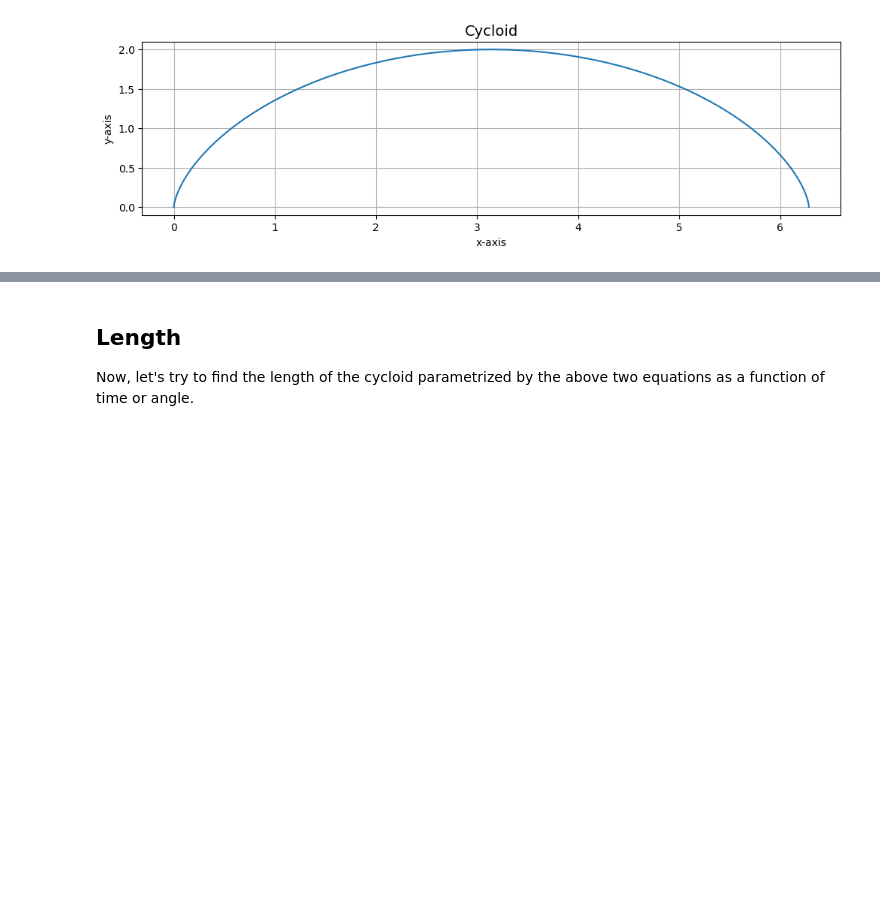
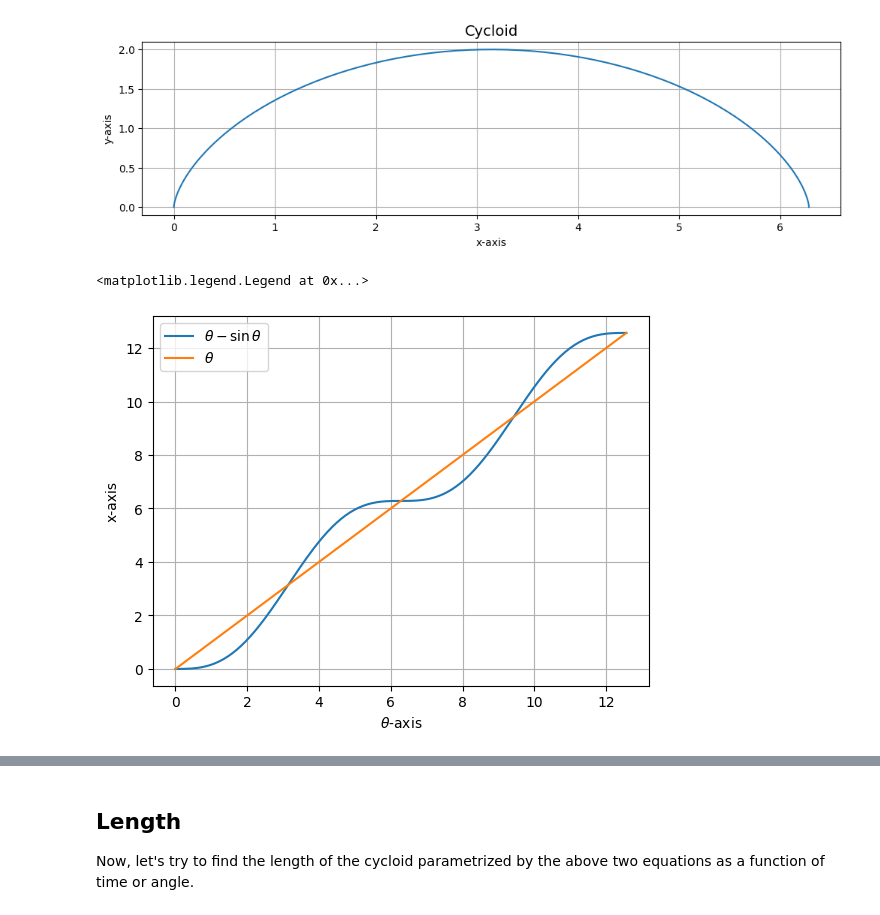
Before and after one commit to jordandll/MultivariableCalculus, a Jupyter notebook: DoubleIntegrals/Cycloids.ipynb, the cells around one changed output, grey strips where cells are left out. Drawn from its saved outputs; the diff is of its cells as text; code cells hidden in the pictures; blank space fills up the shorter version.

```diff
--- a/DoubleIntegrals/Cycloids.ipynb
+++ b/DoubleIntegrals/Cycloids.ipynb
@@ -48,0 +61,16 @@ ax.plot(x,y)
+# %%
+b = 1
+t = theta = np.linspace(0,4*np.pi,num=200)
+f = b*(t - np.sin(t))
+
+fig, ax = plt.subplots()
+ax.set_xlabel(r'$\theta$-axis')
+ax.set_ylabel(r'x-axis')
+ax.grid()
+
+ax.plot(t,f,label=r'$\theta-\sin\theta$')
+ax.plot(t,t,label=r'$\theta$')
+ax.legend()
+# %% [output]
+<matplotlib.legend.Legend at 0x...>
+[figure, added]
```
Also changed, not shown: parts of 34 cells of this notebook.
